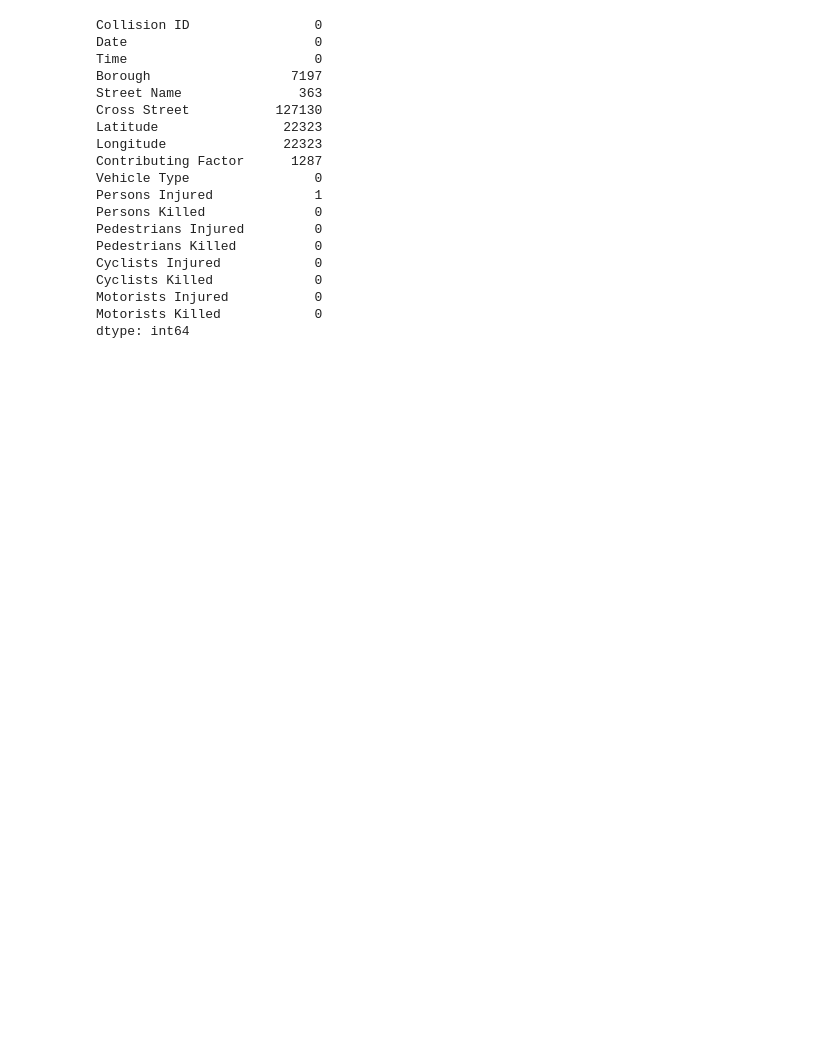
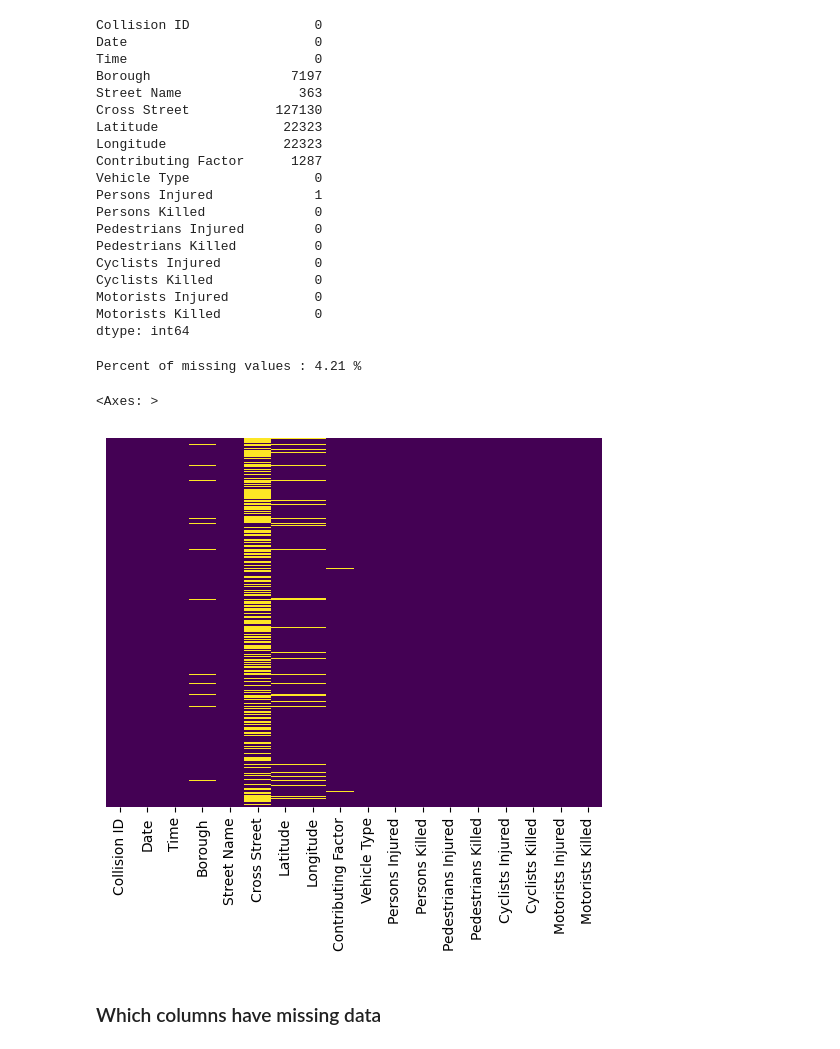
Before and after one commit to Soumiksb06/DBMS_J_compo, a Jupyter notebook: Code.ipynb, the cells around one changed output. Cells and saved outputs as stored; diff of their text form; code cells hidden in the pictures; blank space fills up the shorter version.

```diff
--- a/Code.ipynb
+++ b/Code.ipynb
@@ -49,6 +7,6 @@ Name:  Income , Length: 2240, dtype: float64
 # %%
-data1= pd.read_csv('NYC_Collisions/NYC_Collisions.csv')
-data1.head()
+data = pd.read_csv('NYC_Collisions/NYC_Collisions.csv')
+data.head()
 # %% [output]
 |  | Collision ID | Date | Time | Borough | Street Name | Cross Street | Latitude | Longitude | ... |
 | 0 | 4491746 | 2021-01-01 | 20:00:00 | Bronx | Bruckner Expressway | NaN | 40.83398 | -73.826350 | ... |
@@ -78,4 +59,18 @@ Cyclists Killed             0
 Motorists Injured           0
 Motorists Killed            0
 dtype: int64
+# %%
+total_cells = np.product(data.shape)
+total_missing = missing_val_count.sum()
+print("Percent of missing values :",
+      round((total_missing/total_cells)*100, 2),'%')
+# %% [output]
+Percent of missing values : 4.21 %
+# %%
+sns.heatmap(data.isnull(),yticklabels=False,cbar=False,cmap='viridis')
+# %% [output]
+<Axes: >
+[figure, added]
+# %% [markdown]
+### Which columns have missing data
 # %%
```
Also changed, not shown: parts of 23 cells of this notebook.
